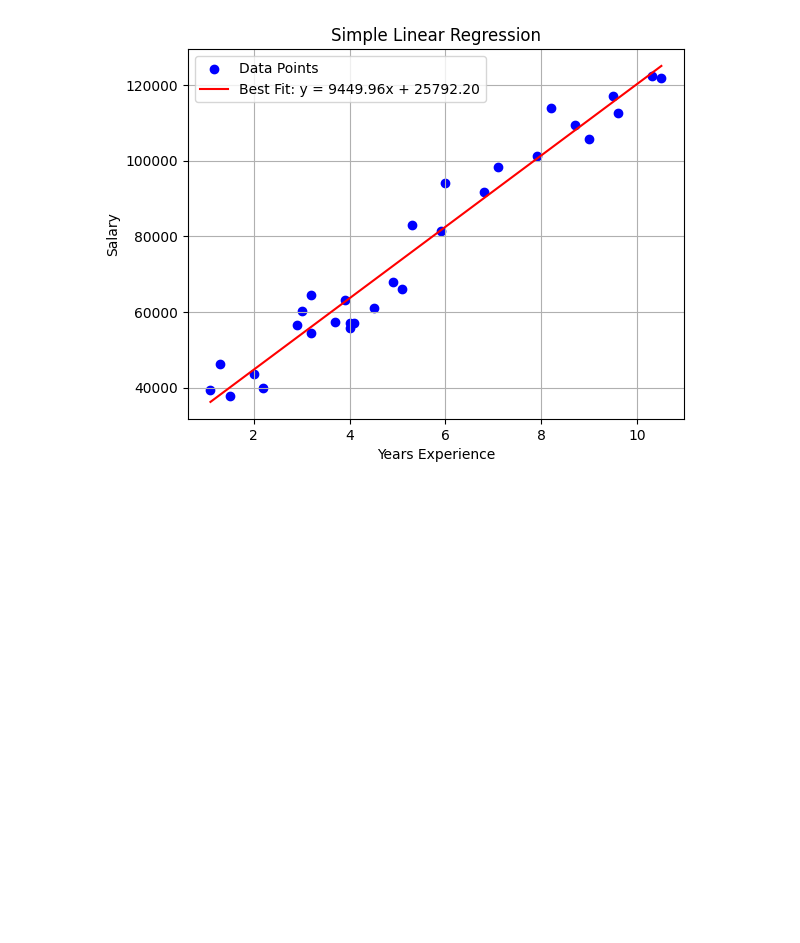
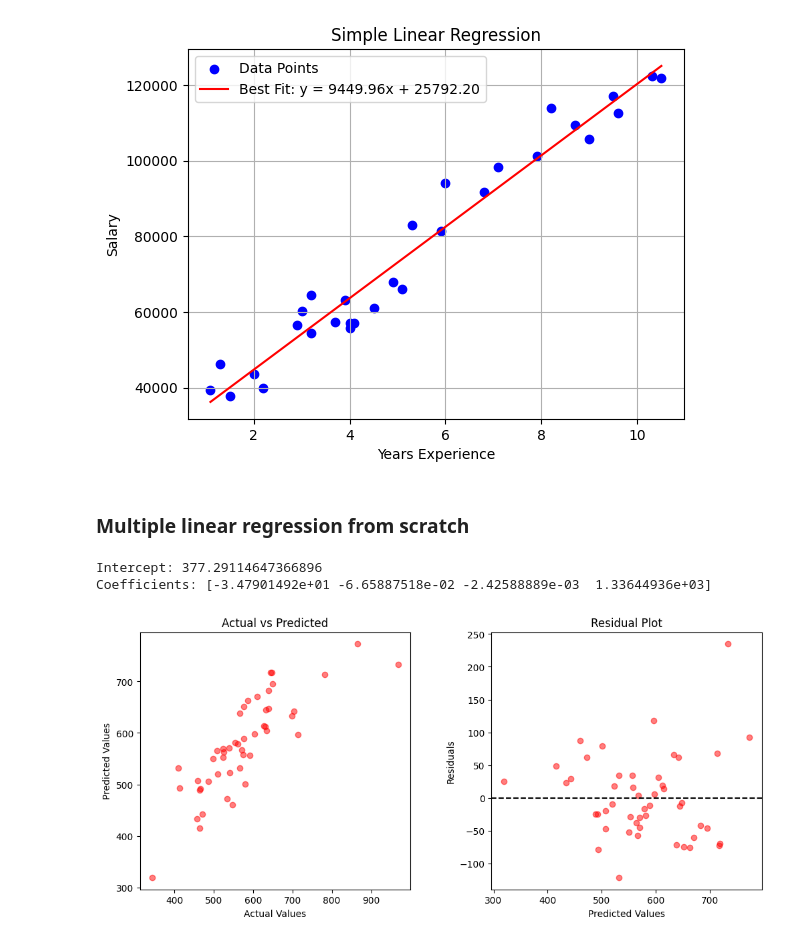
Before and after one commit to JoyM268/sdmcet-aiml, a Jupyter notebook: Termworks/Termwork - 6.ipynb, the cells around one changed output. Drawn from its saved outputs; the diff is of its cells as text; code cells hidden in the pictures; blank space fills up the shorter version.

```diff
--- a/Termworks/Termwork - 6.ipynb
+++ b/Termworks/Termwork - 6.ipynb
@@ -79,3 +78,49 @@ plt.show()
 Slope: 9449.962321455074
 Intercept: 25792.20019866871
 [figure]
+# %% [markdown]
+### Multiple linear regression from scratch
+# %%
+import pandas as pd
+import matplotlib.pyplot as plt
+import numpy as np
+
+data = pd.read_csv("data/Dataset/petrol_consumption.csv")
+
+x = data.iloc[:, :-1].to_numpy()
+y = data.iloc[:, -1:].to_numpy()
+x = np.hstack((np.ones((x.shape[0], 1)), x))
+
+x_t = x.T
+beta = np.linalg.inv(x_t @ x) @ x_t @ y
+
+intercept = beta[0][0]
+coefficients = beta[1:].flatten()
+
+yp = x @ beta
+
+print("Intercept:", intercept)
+print("Coefficients:", coefficients)
+print()
+
+plt.figure(figsize=(12, 5))
+plt.subplot(1, 2, 1)
+plt.scatter(y, yp, c='r', alpha=0.5)
+plt.xlabel("Actual Values")
+plt.ylabel("Predicted Values")
+plt.title("Actual vs Predicted")
+
+plt.subplot(1, 2, 2)
+residuals = y - yp
+plt.scatter(yp, residuals, c='r', alpha=0.5)
+plt.axhline(0, color='black', linestyle='--')
+plt.xlabel("Predicted Values")
+plt.ylabel("Residuals")
+plt.title("Residual Plot")
+
+plt.subplots_adjust(wspace=0.3)
+plt.show()
+# %% [output]
+Intercept: 377.29114647366896
+Coefficients: [-3.47901492e+01 -6.65887518e-02 -2.42588889e-03  1.33644936e+03]
+[figure, added]
```
Also changed, not shown: parts of 6 cells of this notebook, 2 other files.
